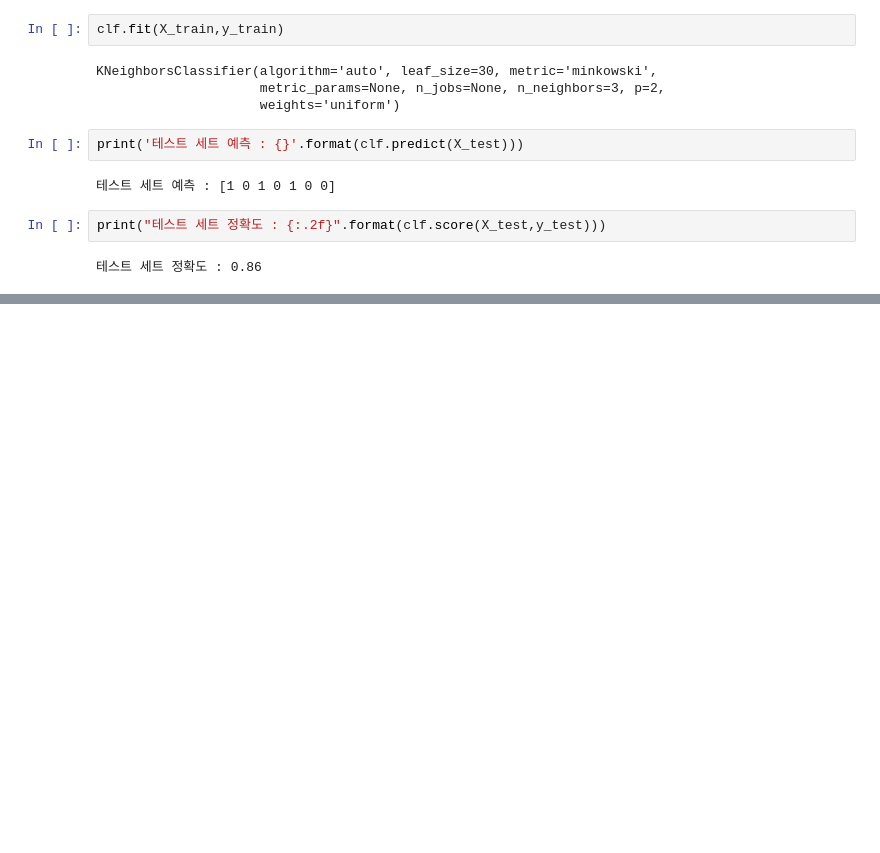
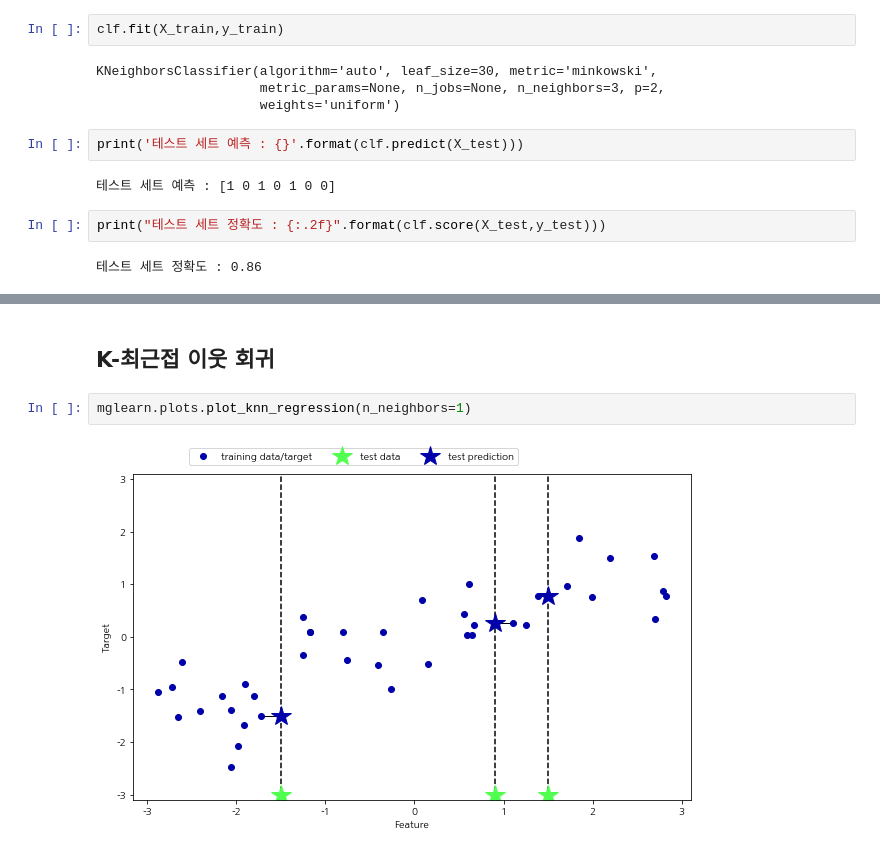
Before and after one commit to hynki95/machine_learning, a Jupyter notebook: introduction machine learning with python2-1장.ipynb, the cells around one changed output, grey strips where cells are left out. Saved outputs shown, nothing was run; the diff lists cells and outputs as text; blank space fills up the shorter version.

```diff
--- a/introduction machine learning with python2-1장.ipynb
+++ b/introduction machine learning with python2-1장.ipynb
@@ -37,0 +81,6 @@ print("테스트 세트 정확도 : {:.2f}".format(clf.score(X_test,y_test)))
+# %% [markdown]
+## K-최근접 이웃 회귀
+# %%
+mglearn.plots.plot_knn_regression(n_neighbors=1)
+# %% [output]
+[figure, added]
```
Also changed, not shown: parts of 11 cells of this notebook.
